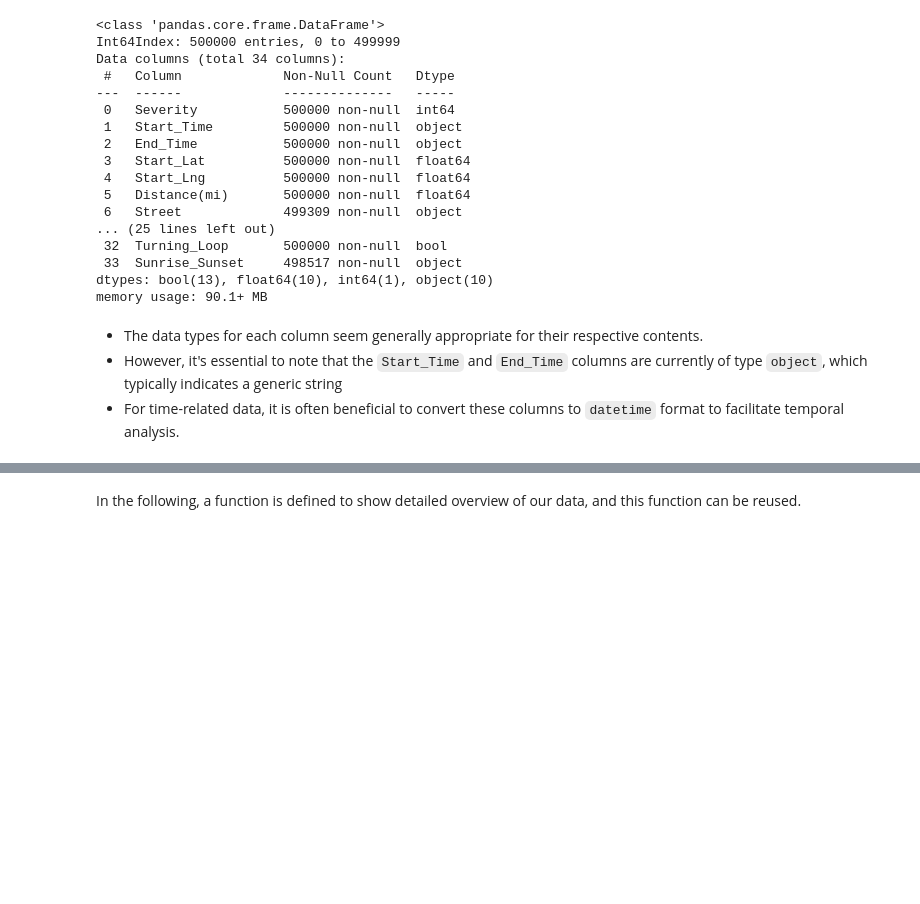
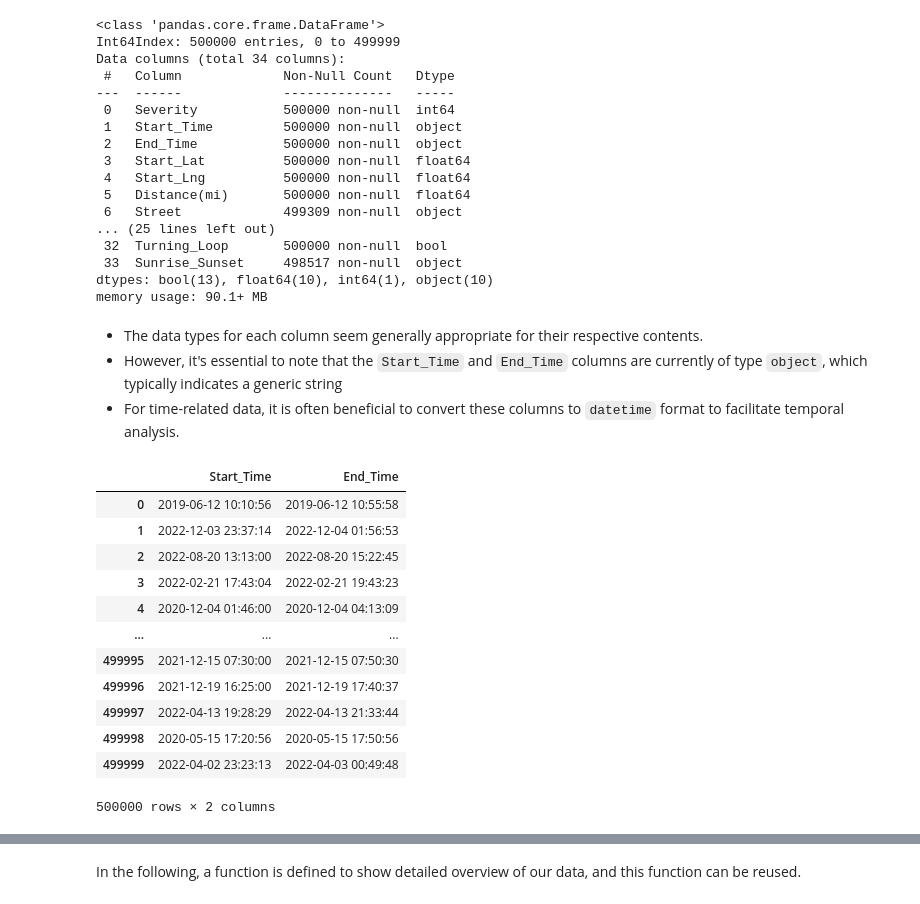
Before and after one commit to knightstark7/FinalProject-P4DS, a Jupyter notebook: USAccident.ipynb, the cells around one changed output, grey strips where cells are left out. Cells and saved outputs as stored; diff of their text form; code cells hidden in the pictures; blank space fills up the shorter version.

```diff
--- a/USAccident.ipynb
+++ b/USAccident.ipynb
@@ -231,8 +228,21 @@ memory usage: 90.1+ MB
 - For time-related data, it is often beneficial to convert these columns to `datetime` format to facilitate temporal analysis.
 # %%
 # convert the Start_Time and End_Time attributes to datetime
-# df["Start_Time"] = pd.to_datetime(df["Start_Time"])
-# df["End_Time"] = pd.to_datetime(df["End_Time"])
-
-df["Start_Time"] = pd.to_datetime(df["Start_Time"], format="mixed", errors='coerce', dayfirst=True)
-df["End_Time"] = pd.to_datetime(df["End_Time"], format="mixed", errors='coerce', dayfirst=True)
+df["Start_Time"] = pd.to_datetime(df["Start_Time"])
+df["End_Time"] = pd.to_datetime(df["End_Time"])
+# let's print out the result
+df[['Start_Time', 'End_Time']]
+# %% [output]
+|  | Start_Time | End_Time |
+| 0 | 2019-06-12 10:10:56 | 2019-06-12 10:55:58 |
+| 1 | 2022-12-03 23:37:14 | 2022-12-04 01:56:53 |
+| 2 | 2022-08-20 13:13:00 | 2022-08-20 15:22:45 |
+| 3 | 2022-02-21 17:43:04 | 2022-02-21 19:43:23 |
+| 4 | 2020-12-04 01:46:00 | 2020-12-04 04:13:09 |
+| ... | ... | ... |
+| 499995 | 2021-12-15 07:30:00 | 2021-12-15 07:50:30 |
+| 499996 | 2021-12-19 16:25:00 | 2021-12-19 17:40:37 |
+| 499997 | 2022-04-13 19:28:29 | 2022-04-13 21:33:44 |
+| 499998 | 2020-05-15 17:20:56 | 2020-05-15 17:50:56 |
+| 499999 | 2022-04-02 23:23:13 | 2022-04-03 00:49:48 |
+500000 rows × 2 columns
```
Also changed, not shown: parts of 13 cells of this notebook.
